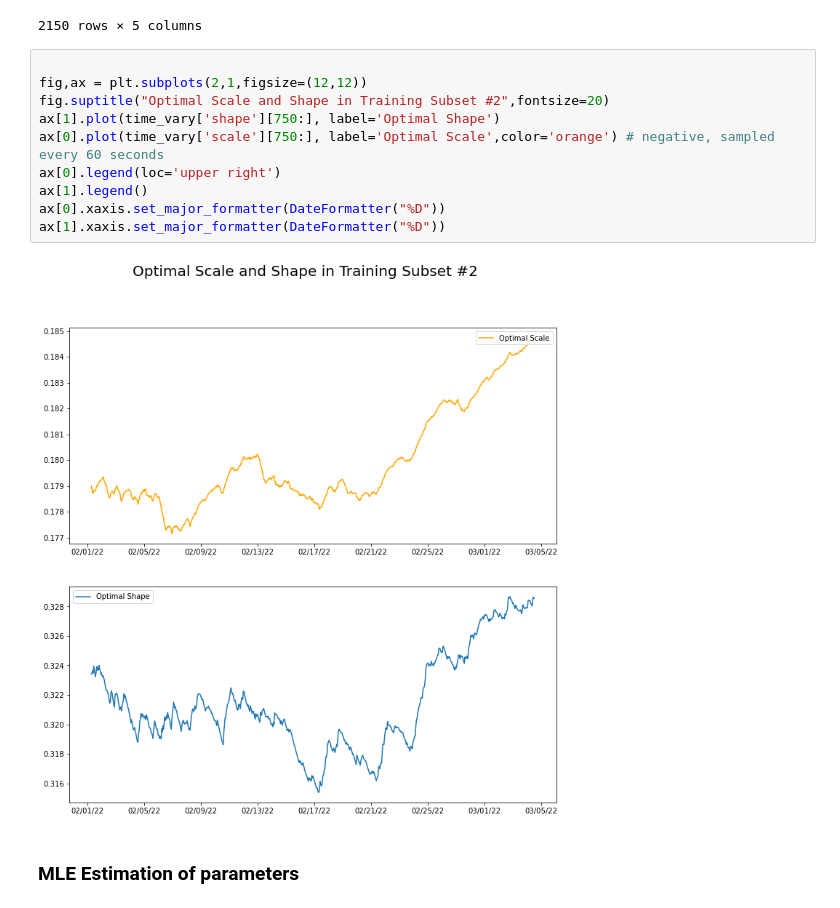
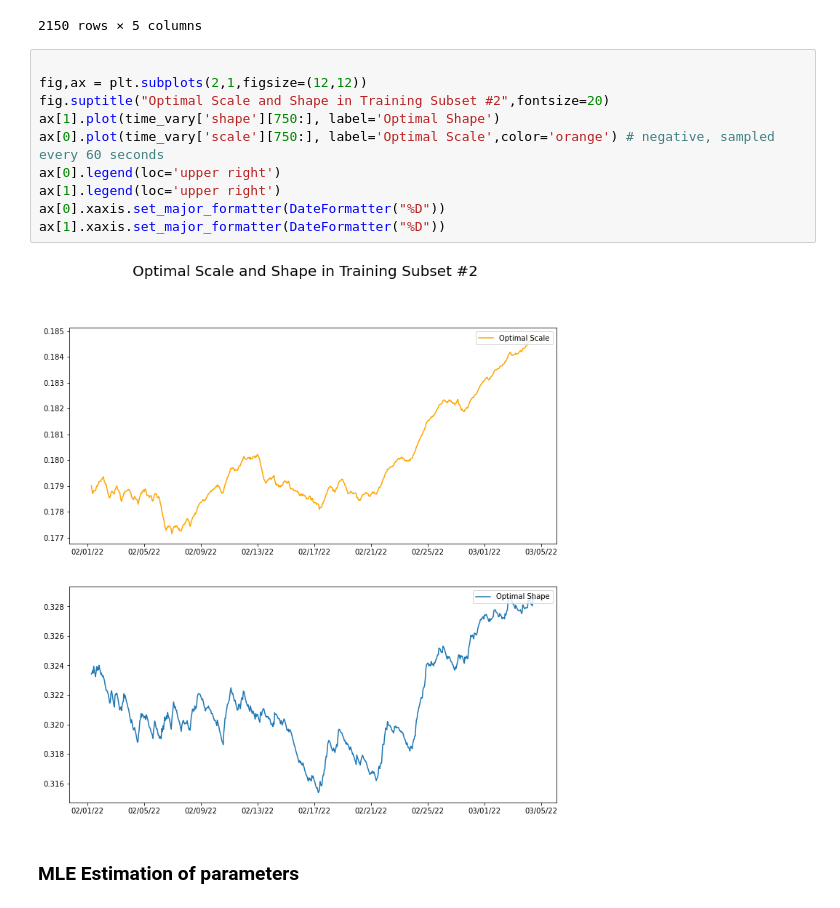
Before and after one commit to jasonbohne123/ARC_Model, a Jupyter notebook: ARC_Model_Crypto_OB.ipynb, the cells around one changed output. Saved outputs shown, nothing was run; the diff lists cells and outputs as text.

```diff
--- a/arch.ipynb
+++ b/ARC_Model_Crypto_OB.ipynb
@@ -225,15 +219,15 @@ time_vary
 # %%
 
 fig,ax = plt.subplots(2,1,figsize=(12,12))
 fig.suptitle("Optimal Scale and Shape in Training Subset #2",fontsize=20)
 ax[1].plot(time_vary['shape'][750:], label='Optimal Shape')
 ax[0].plot(time_vary['scale'][750:], label='Optimal Scale',color='orange') # negative, sampled every 60 seconds
 ax[0].legend(loc='upper right')
-ax[1].legend()
+ax[1].legend(loc='upper right')
 ax[0].xaxis.set_major_formatter(DateFormatter("%D"))
 ax[1].xaxis.set_major_formatter(DateFormatter("%D"))
 # %% [output]
-[figure, old version]
+[figure, new version]
 # %% [markdown]
 ### MLE Estimation of parameters
 # %%
```
Also changed, not shown: parts of 19 cells of this notebook, 5 other files.
